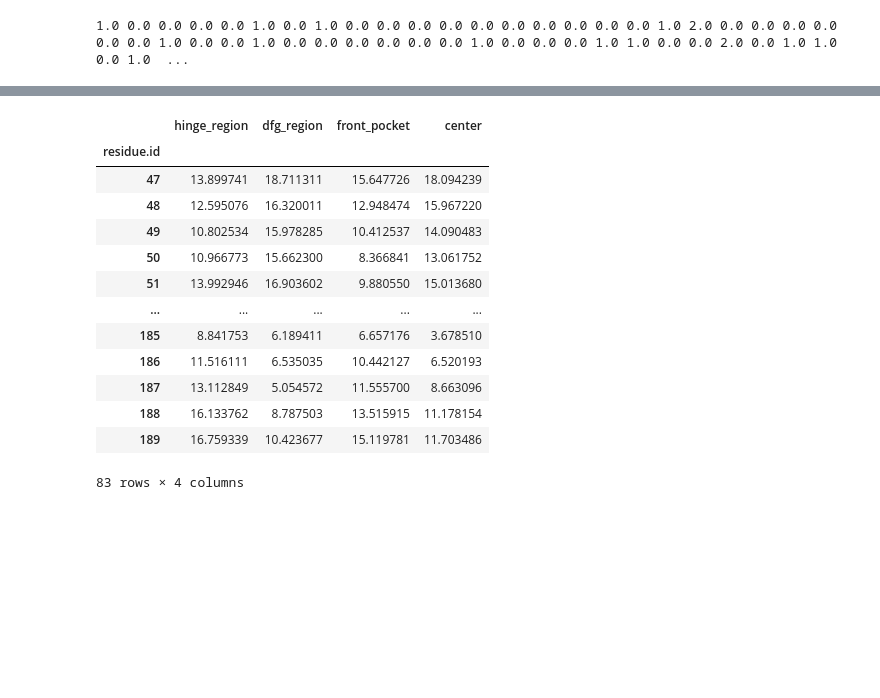
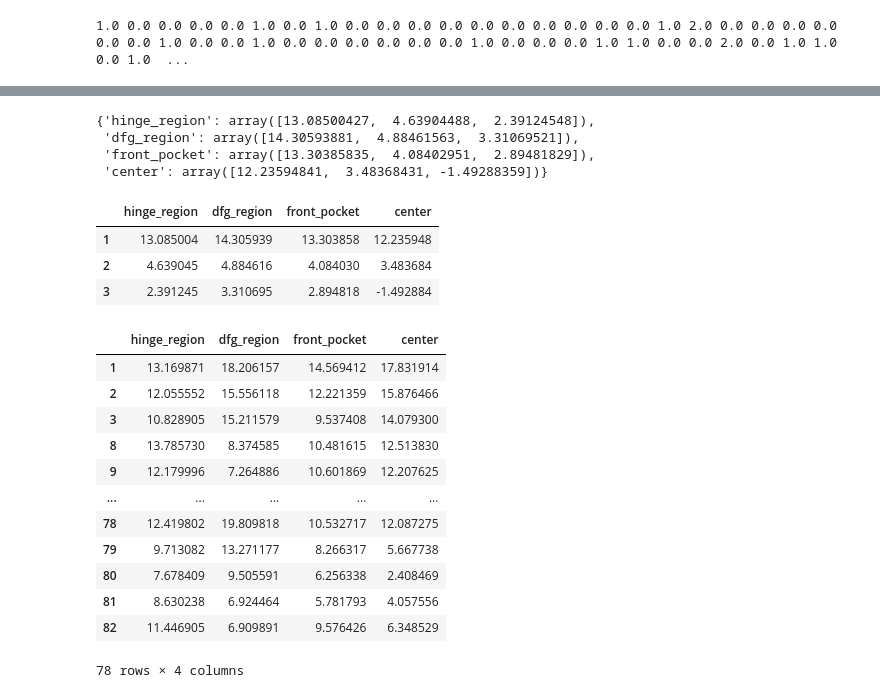
Before and after one commit to volkamerlab/kissim, a Jupyter notebook: docs/tutorials/features.ipynb, the cells around one changed output, grey strips where cells are left out. Cells and saved outputs as stored; diff of their text form; code cells hidden in the pictures; blank space fills up the shorter version.

```diff
--- a/docs/tutorials/features.ipynb
+++ b/docs/tutorials/features.ipynb
@@ -236,35 +173,0 @@ import numpy as np
-# %%
-distances = {}
-
-# Subpockets
-for _, subpocket in pocket.subpockets.iterrows():
-    distances[subpocket["subpocket.name"]] = []
-    for _, ca_atom in pocket.ca_atoms.iterrows():
-        subpocket_center_coord = subpocket["subpocket.center"]
-        ca_atom_coord = ca_atom[["atom.x", "atom.y", "atom.z"]].to_numpy()
-        distance = np.linalg.norm(subpocket_center_coord - ca_atom_coord)
-        distances[subpocket["subpocket.name"]].append(distance)
-
-# Pocket center
-distances["center"] = []
-for _, ca_atom in pocket.ca_atoms.iterrows():
-    ca_atom_coord = ca_atom[["atom.x", "atom.y", "atom.z"]].to_numpy()
-    distance = np.linalg.norm(pocket.center - ca_atom_coord)
-    distances["center"].append(distance)
-
-pd.DataFrame(distances, index=pocket.ca_atoms["residue.id"])
-# %% [output]
-|  | hinge_region | dfg_region | front_pocket | center |
-| residue.id |  |  |  |  |
-| 47 | 13.899741 | 18.711311 | 15.647726 | 18.094239 |
-| 48 | 12.595076 | 16.320011 | 12.948474 | 15.967220 |
-| 49 | 10.802534 | 15.978285 | 10.412537 | 14.090483 |
-| 50 | 10.966773 | 15.662300 | 8.366841 | 13.061752 |
-| 51 | 13.992946 | 16.903602 | 9.880550 | 15.013680 |
-| ... | ... | ... | ... | ... |
-| 185 | 8.841753 | 6.189411 | 6.657176 | 3.678510 |
-| 186 | 11.516111 | 6.535035 | 10.442127 | 6.520193 |
-| 187 | 13.112849 | 5.054572 | 11.555700 | 8.663096 |
-| 188 | 16.133762 | 8.787503 | 13.515915 | 11.178154 |
-| 189 | 16.759339 | 10.423677 | 15.119781 | 11.703486 |
-83 rows × 4 columns
@@ -270,0 +176,32 @@ pd.DataFrame(distances, index=pocket.ca_atoms["residue.id"])
+# %%
+feature_subpockets = SubpocketsFeature.from_pocket(pocket_df)
+# %%
+feature_subpockets.values
+# %% [output]
+{'hinge_region': array([13.08500427,  4.63904488,  2.39124548]),
+ 'dfg_region': array([14.30593881,  4.88461563,  3.31069521]),
+ 'front_pocket': array([13.30385835,  4.08402951,  2.89481829]),
+ 'center': array([12.23594841,  3.48368431, -1.49288359])}
+# %%
+feature_subpockets.details["moments"]
+# %% [output]
+|  | hinge_region | dfg_region | front_pocket | center |
+| 1 | 13.085004 | 14.305939 | 13.303858 | 12.235948 |
+| 2 | 4.639045 | 4.884616 | 4.084030 | 3.483684 |
+| 3 | 2.391245 | 3.310695 | 2.894818 | -1.492884 |
+# %%
+feature_subpockets.details["distances"]
+# %% [output]
+|  | hinge_region | dfg_region | front_pocket | center |
+| 1 | 13.169871 | 18.206157 | 14.569412 | 17.831914 |
+| 2 | 12.055552 | 15.556118 | 12.221359 | 15.876466 |
+| 3 | 10.828905 | 15.211579 | 9.537408 | 14.079300 |
+| 8 | 13.785730 | 8.374585 | 10.481615 | 12.513830 |
+| 9 | 12.179996 | 7.264886 | 10.601869 | 12.207625 |
+| ... | ... | ... | ... | ... |
+| 78 | 12.419802 | 19.809818 | 10.532717 | 12.087275 |
+| 79 | 9.713082 | 13.271177 | 8.266317 | 5.667738 |
+| 80 | 7.678409 | 9.505591 | 6.256338 | 2.408469 |
+| 81 | 8.630238 | 6.924464 | 5.781793 | 4.057556 |
+| 82 | 11.446905 | 6.909891 | 9.576426 | 6.348529 |
+78 rows × 4 columns
```
Also changed, not shown: parts of 38 cells of this notebook.
